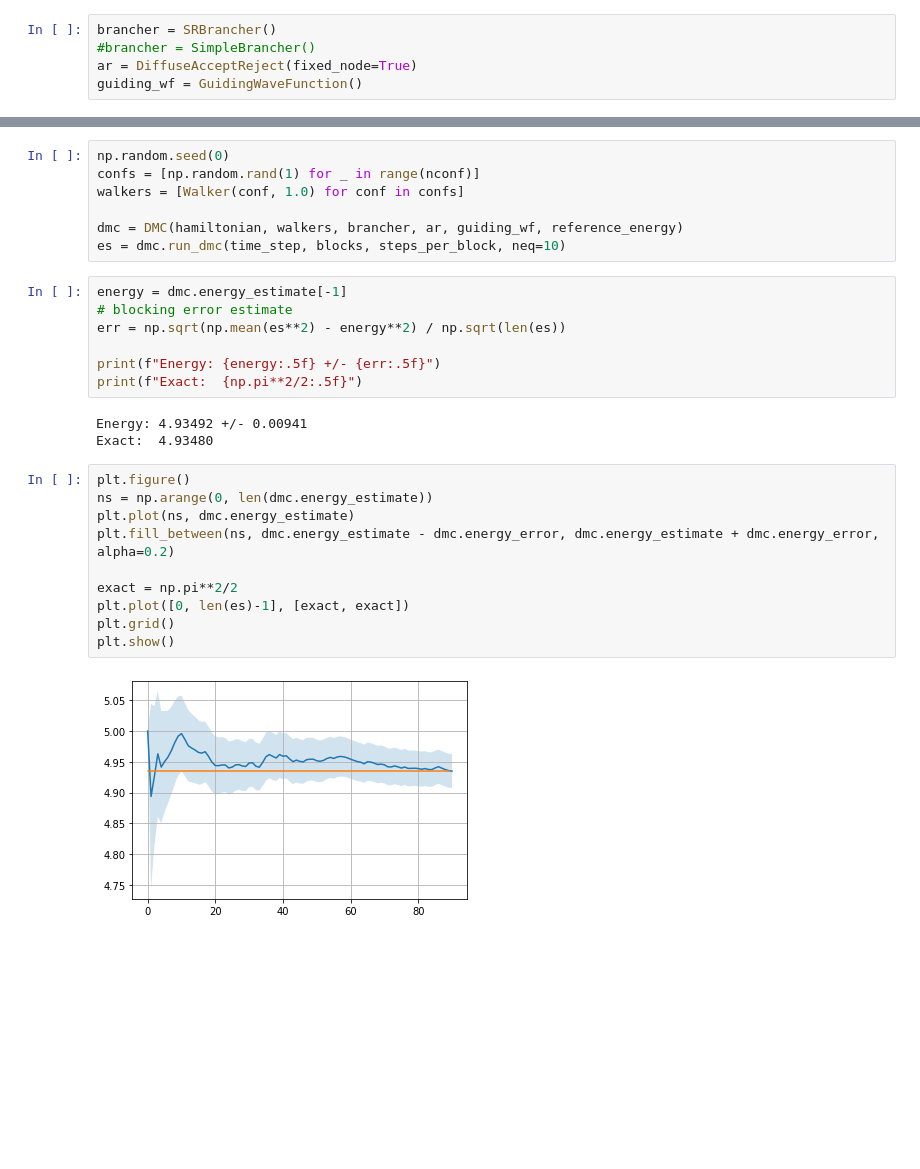
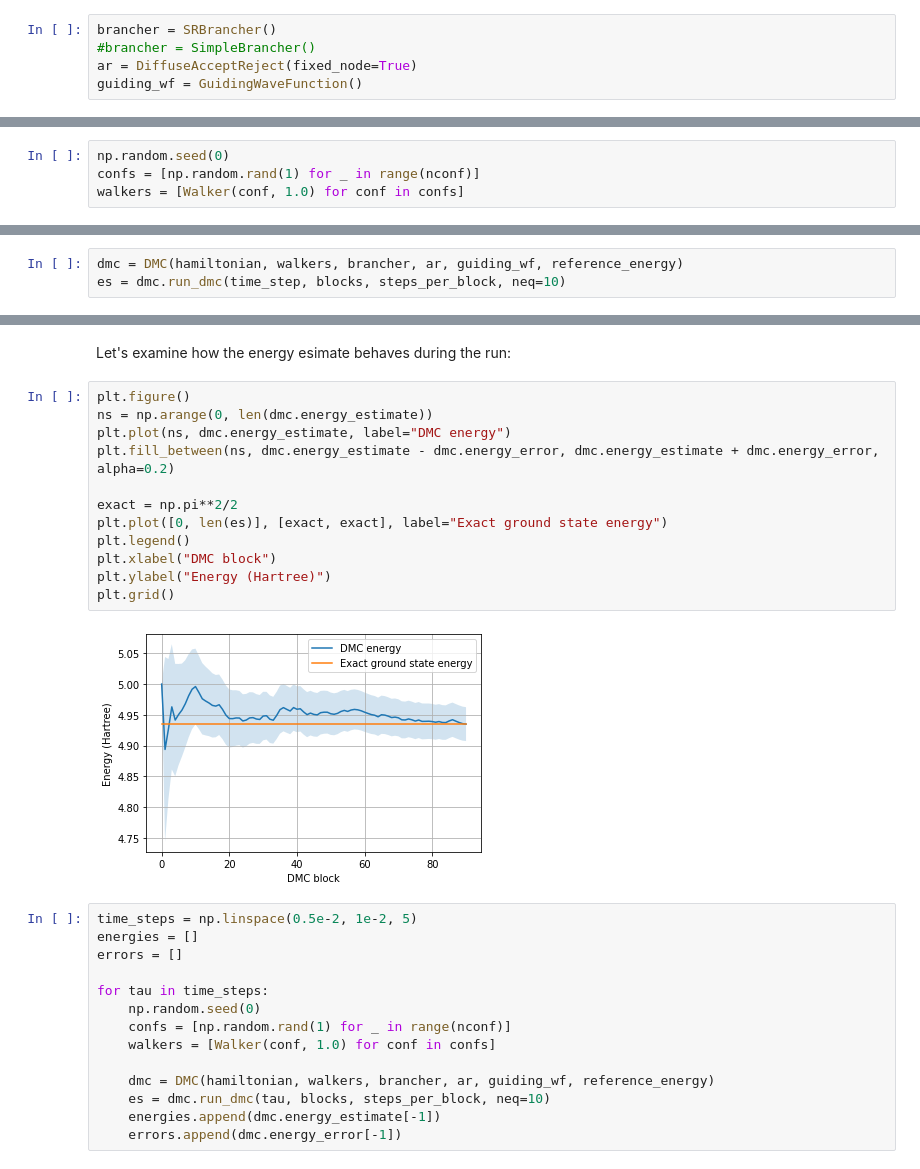
Before and after one commit to Jvanrhijn/pydmc, a Jupyter notebook: examples/pib_1d.ipynb, the cells around one changed output, grey strips where cells are left out. Saved outputs shown, nothing was run; the diff lists cells and outputs as text; blank space fills up the shorter version.

```diff
--- a/examples/pib_1d.ipynb
+++ b/examples/pib_1d.ipynb
@@ -66 +68,5 @@ guiding_wf = GuidingWaveFunction()
+# %%
+np.random.seed(0)
+confs = [np.random.rand(1) for _ in range(nconf)]
+walkers = [Walker(conf, 1.0) for conf in confs]
 # %% [markdown]
@@ -67,0 +74,3 @@ And finally, initialize the DMC runner and perform diffusion Monte Carlo:
+# %%
+dmc = DMC(hamiltonian, walkers, brancher, ar, guiding_wf, reference_energy)
+es = dmc.run_dmc(time_step, blocks, steps_per_block, neq=10)
@@ -68,29 +87,30 @@ And finally, initialize the DMC runner and perform diffusion Monte Carlo:
+# %% [markdown]
+Let's examine how the energy esimate behaves during the run:
+# %%
+plt.figure()
+ns = np.arange(0, len(dmc.energy_estimate))
+plt.plot(ns, dmc.energy_estimate, label="DMC energy")
+plt.fill_between(ns, dmc.energy_estimate - dmc.energy_error, dmc.energy_estimate + dmc.energy_error, alpha=0.2)
+
+exact = np.pi**2/2
+plt.plot([0, len(es)], [exact, exact], label="Exact ground state energy")
+plt.legend()
+plt.xlabel("DMC block")
+plt.ylabel("Energy (Hartree)")
+plt.grid()
+# %% [output]
+[figure, added]
 # %%
-np.random.seed(0)
-confs = [np.random.rand(1) for _ in range(nconf)]
-walkers = [Walker(conf, 1.0) for conf in confs]
+time_steps = np.linspace(0.5e-2, 1e-2, 5)
+energies = []
+errors = []
 
-dmc = DMC(hamiltonian, walkers, brancher, ar, guiding_wf, reference_energy)
-es = dmc.run_dmc(time_step, blocks, steps_per_block, neq=10)
+for tau in time_steps:
+    np.random.seed(0)
+    confs = [np.random.rand(1) for _ in range(nconf)]
+    walkers = [Walker(conf, 1.0) for conf in confs]
+
+    dmc = DMC(hamiltonian, walkers, brancher, ar, guiding_wf, reference_energy)
+    es = dmc.run_dmc(tau, blocks, steps_per_block, neq=10)
+    energies.append(dmc.energy_estimate[-1])
+    errors.append(dmc.energy_error[-1])
-# %%
-energy = dmc.energy_estimate[-1]
-# blocking error estimate
-err = np.sqrt(np.mean(es**2) - energy**2) / np.sqrt(len(es))
-
-print(f"Energy: {energy:.5f} +/- {err:.5f}")
-print(f"Exact:  {np.pi**2/2:.5f}")
-# %% [output]
-Energy: 4.93492 +/- 0.00941
-Exact:  4.93480
-# %%
-plt.figure()
-ns = np.arange(0, len(dmc.energy_estimate))
-plt.plot(ns, dmc.energy_estimate)
-plt.fill_between(ns, dmc.energy_estimate - dmc.energy_error, dmc.energy_estimate + dmc.energy_error, alpha=0.2)
-
-exact = np.pi**2/2
-plt.plot([0, len(es)-1], [exact, exact])
-plt.grid()
-plt.show()
-# %% [output]
-[figure, removed]
```
Also changed, not shown: parts of 5 cells of this notebook, 2 other files.
